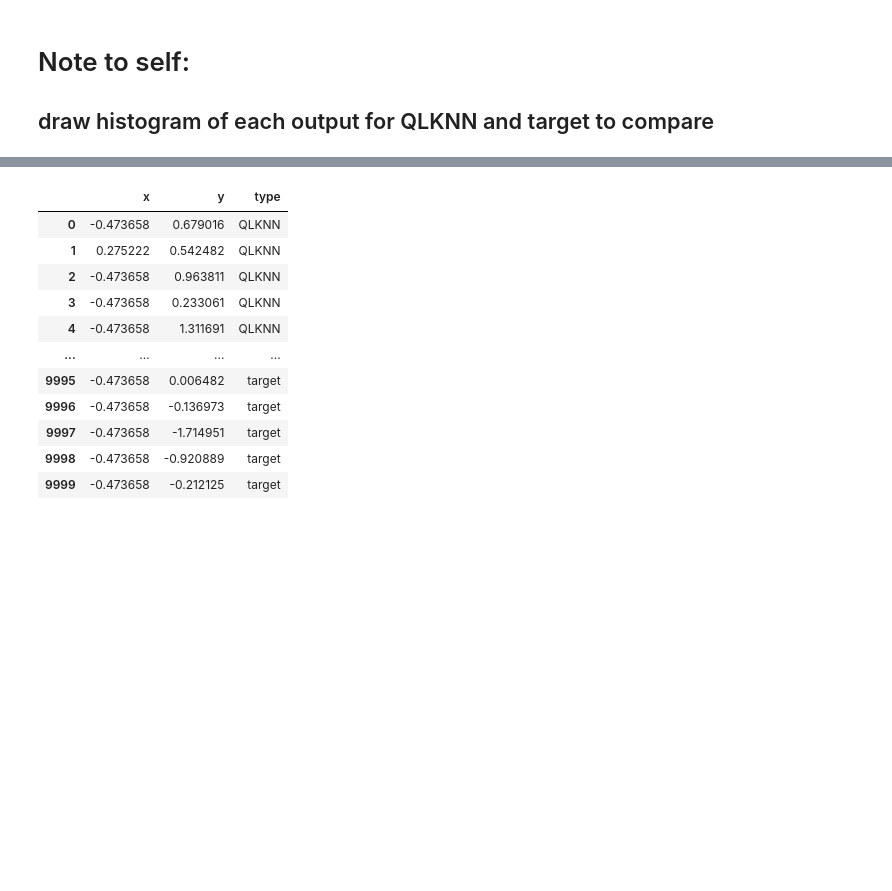
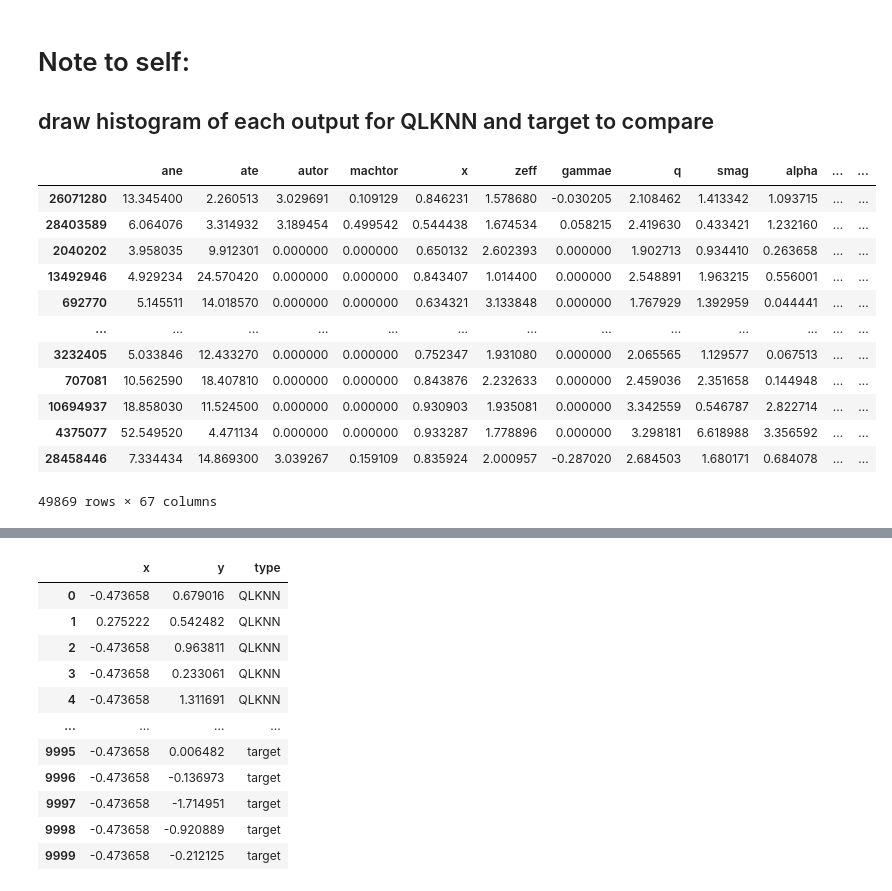
Before and after one commit to zcapjdb/UKAEAGroupProject, a Jupyter notebook: src/notebooks/RegressionOutputs.ipynb, the cells around one changed output, grey strips where cells are left out. Cells and saved outputs as stored; diff of their text form; code cells hidden in the pictures; blank space fills up the shorter version.

```diff
--- a/src/notebooks/RegressionOutputs.ipynb
+++ b/src/notebooks/RegressionOutputs.ipynb
@@ -18,5 +18,22 @@ import glob
 # %%
 from scripts.QLKNN import QLKNN, QLKNNDataset
 from scripts.utils import train_keys, target_keys
+# %%
+test_data = QLKNNDataset(test_data_path)
+test_data.data
+# %% [output]
+|  | ane | ate | autor | machtor | x | zeff | gammae | q | smag | alpha | ... | ... |
+| 26071280 | 13.345400 | 2.260513 | 3.029691 | 0.109129 | 0.846231 | 1.578680 | -0.030205 | 2.108462 | 1.413342 | 1.093715 | ... | ... |
+| 28403589 | 6.064076 | 3.314932 | 3.189454 | 0.499542 | 0.544438 | 1.674534 | 0.058215 | 2.419630 | 0.433421 | 1.232160 | ... | ... |
+| 2040202 | 3.958035 | 9.912301 | 0.000000 | 0.000000 | 0.650132 | 2.602393 | 0.000000 | 1.902713 | 0.934410 | 0.263658 | ... | ... |
+| 13492946 | 4.929234 | 24.570420 | 0.000000 | 0.000000 | 0.843407 | 1.014400 | 0.000000 | 2.548891 | 1.963215 | 0.556001 | ... | ... |
+| 692770 | 5.145511 | 14.018570 | 0.000000 | 0.000000 | 0.634321 | 3.133848 | 0.000000 | 1.767929 | 1.392959 | 0.044441 | ... | ... |
+| ... | ... | ... | ... | ... | ... | ... | ... | ... | ... | ... | ... | ... |
+| 3232405 | 5.033846 | 12.433270 | 0.000000 | 0.000000 | 0.752347 | 1.931080 | 0.000000 | 2.065565 | 1.129577 | 0.067513 | ... | ... |
+| 707081 | 10.562590 | 18.407810 | 0.000000 | 0.000000 | 0.843876 | 2.232633 | 0.000000 | 2.459036 | 2.351658 | 0.144948 | ... | ... |
+| 10694937 | 18.858030 | 11.524500 | 0.000000 | 0.000000 | 0.930903 | 1.935081 | 0.000000 | 3.342559 | 0.546787 | 2.822714 | ... | ... |
+| 4375077 | 52.549520 | 4.471134 | 0.000000 | 0.000000 | 0.933287 | 1.778896 | 0.000000 | 3.298181 | 6.618988 | 3.356592 | ... | ... |
+| 28458446 | 7.334434 | 14.869300 | 3.039267 | 0.159109 | 0.835924 | 2.000957 | -0.287020 | 2.684503 | 1.680171 | 0.684078 | ... | ... |
+49869 rows × 67 columns
 # %%
 test_data_path = "../../data/QLKNN_test_data.pkl"
```
Also changed, not shown: parts of 1 cell of this notebook, 3 other files.
